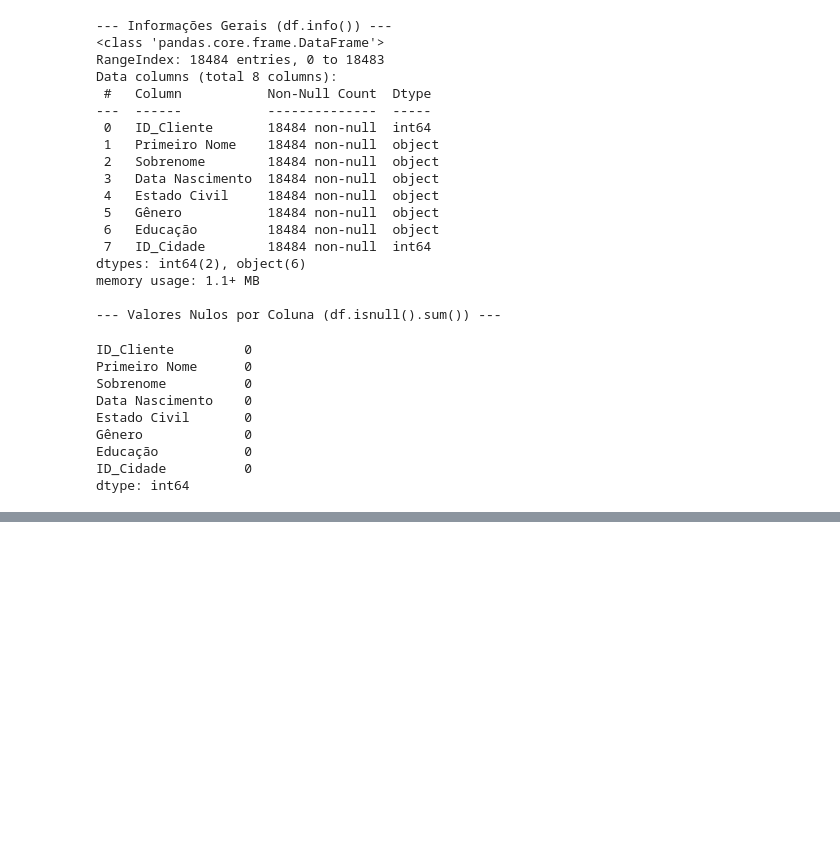
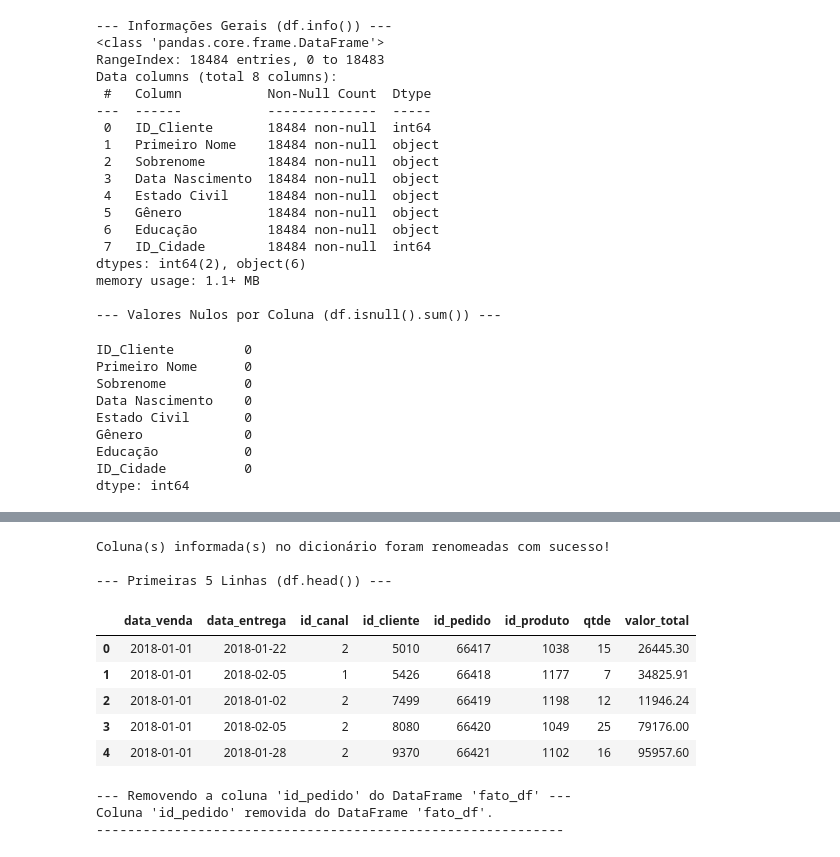
Before and after one commit to danielgamacavalcante/Python-Analise-Dados, a Jupyter notebook: ETL-ProejtoDaniel/main.ipynb, the cells around one changed output, grey strips where cells are left out. Drawn from its saved outputs; the diff is of its cells as text; code cells hidden in the pictures; blank space fills up the shorter version.

```diff
--- a/ETL-ProejtoDaniel/main.ipynb
+++ b/ETL-ProejtoDaniel/main.ipynb
@@ -341,0 +555,2 @@ dtype: int64
+# %%
+fato_df = pd.read_excel('./Dados/Fato/fato_final.xlsx')
@@ -341,0 +741,24 @@ dtype: int64
+# %%
+renames_columns_df(fato_df,{'Data_Venda':'data_venda','Data_Entrega':'data_entrega','ID_Canal':'id_canal','ID_Cliente':'id_cliente','ID_Pedido':'id_pedido','ID_Produto':'id_produto','Qtde':'qtde','Valor Total':'valor_total'},True)
+# %% [output]
+Coluna(s) informada(s) no dicionário foram renomeadas com sucesso!
+
+--- Primeiras 5 Linhas (df.head()) ---
+|  | data_venda | data_entrega | id_canal | id_cliente | id_pedido | id_produto | qtde | valor_total |
+| 0 | 2018-01-01 | 2018-01-22 | 2 | 5010 | 66417 | 1038 | 15 | 26445.30 |
+| 1 | 2018-01-01 | 2018-02-05 | 1 | 5426 | 66418 | 1177 | 7 | 34825.91 |
+| 2 | 2018-01-01 | 2018-01-02 | 2 | 7499 | 66419 | 1198 | 12 | 11946.24 |
+| 3 | 2018-01-01 | 2018-02-05 | 2 | 8080 | 66420 | 1049 | 25 | 79176.00 |
+| 4 | 2018-01-01 | 2018-01-28 | 2 | 9370 | 66421 | 1102 | 16 | 95957.60 |
+# %%
+print("--- Removendo a coluna 'id_pedido' do DataFrame 'fato_df' ---")
+if 'id_pedido' in fato_df.columns:
+    fato_df = fato_df.drop(columns=['id_pedido'])
+    print("Coluna 'id_pedido' removida do DataFrame 'fato_df'.")
+else:
+    print("A coluna 'id_pedido' não foi encontrada no DataFrame 'fato_df'. Nenhuma ação necessária.")
+print("------------------------------------------------------------\n")
+# %% [output]
+--- Removendo a coluna 'id_pedido' do DataFrame 'fato_df' ---
+Coluna 'id_pedido' removida do DataFrame 'fato_df'.
+------------------------------------------------------------
```
Also changed, not shown: parts of 63 cells of this notebook, 5 other files.
